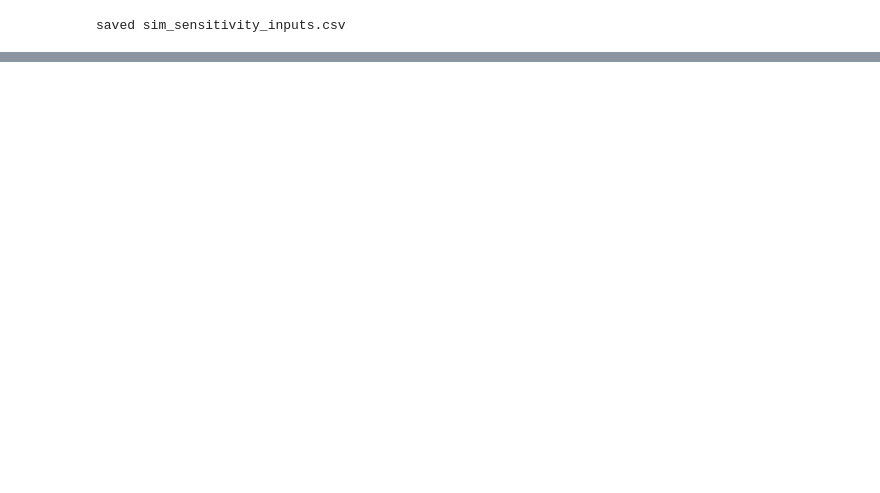
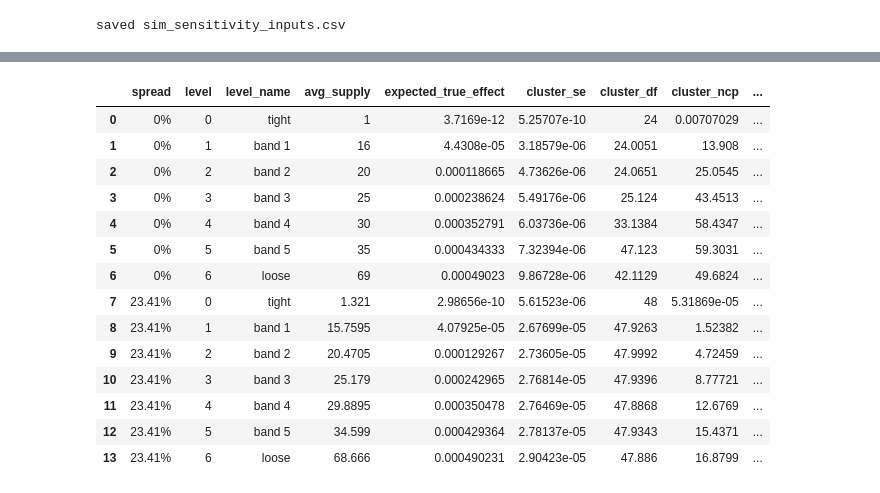
Before and after one commit to luisesparza3347/ab-testing-experiments, a Jupyter notebook: notebooks/00_sim_design_check.ipynb, the cells around one changed output, grey strips where cells are left out. Saved outputs shown, nothing was run; the diff lists cells and outputs as text; code cells hidden in the pictures; blank space fills up the shorter version.

```diff
--- a/notebooks/00_sim_design_check.ipynb
+++ b/notebooks/00_sim_design_check.ipynb
@@ -497,0 +550,68 @@ saved sim_sensitivity_inputs.csv
+# %%
+G = 2_000
+u = (np.arange(G) + 0.5) / G
+LEVEL_NAMES = ["tight", "band 1", "band 2", "band 3", "band 4", "band 5", "loose"]
+
+
+def min_moments(n, q, S):
+    k = np.arange(S.max() + 1)
+    pmf = stats.binom.pmf(k[None, :], n, q[:, None])
+    below = k[None, :] < S[:, None]
+    tail = stats.binom.sf(S - 1, n, q)
+    m1 = (k * pmf * below).sum(axis=1) + S * tail
+    m2 = (k**2 * pmf * below).sum(axis=1) + S**2 * tail
+    return m1 / n, (m2 - m1**2) / n**2
+
+
+def t_power(effect, se, df):
+    t_crit = stats.t.ppf(1 - ALPHA / 2, df)
+    ncp = effect / se
+    lower = np.nan_to_num(stats.nct.cdf(-t_crit, df, ncp), nan=0.0)
+    return t_crit, ncp, stats.nct.sf(t_crit, df, ncp) + lower
+
+
+rows = []
+for spread_name, p0_grid in [("0%", np.full(G, p0)), ("23.41%", stats.beta(a_beta, b_beta).ppf(u))]:
+    q0g, q1g = to_daily(p0_grid), to_daily(np.minimum(p0_grid + lift, 1.0))
+    levels = sim.supply_levels(N_mech, q0g, q1g, eps)
+    for j, name in enumerate(LEVEL_NAMES):
+        S = levels[:, j]
+        mu0, w0 = min_moments(N_mech, q0g, S)
+        mu1, w1 = min_moments(N_mech, q1g, S)
+        effect = (mu1 - mu0).mean()
+
+        var_c0 = mu0.var() + w0.mean() / DAYS
+        var_c1 = mu1.var() + w1.mean() / DAYS
+        h = K // 2
+        se_c = np.sqrt(var_c0 / h + var_c1 / h)
+        df_c = (var_c0 / h + var_c1 / h) ** 2 / ((var_c0 / h) ** 2 / (h - 1) + (var_c1 / h) ** 2 / (h - 1))
+        tc_c, ncp_c, pow_c = t_power(effect, se_c, df_c)
+
+        var_s = (mu1 - mu0).var() + ((w1 + w0) / (DAYS // 2)).mean()
+        se_s = np.sqrt(var_s / K)
+        tc_s, ncp_s, pow_s = t_power(effect, se_s, K - 1)
+
+        rows.append({"spread": spread_name, "level": j, "level_name": name,
+                     "avg_supply": S.mean(), "expected_true_effect": effect,
+                     "cluster_se": se_c, "cluster_df": df_c, "cluster_ncp": ncp_c, "cluster_power": pow_c,
+                     "switchback_se": se_s, "switchback_ncp": ncp_s, "switchback_power": pow_s})
+
+expected_power = pd.DataFrame(rows)
+expected_power.to_csv(TABLES / "sim_expected_power.csv", index=False)
+expected_power
+# %% [output]
+|  | spread | level | level_name | avg_supply | expected_true_effect | cluster_se | cluster_df | cluster_ncp | ... |
+| 0 | 0% | 0 | tight | 1 | 3.7169e-12 | 5.25707e-10 | 24 | 0.00707029 | ... |
+| 1 | 0% | 1 | band 1 | 16 | 4.4308e-05 | 3.18579e-06 | 24.0051 | 13.908 | ... |
+| 2 | 0% | 2 | band 2 | 20 | 0.000118665 | 4.73626e-06 | 24.0651 | 25.0545 | ... |
+| 3 | 0% | 3 | band 3 | 25 | 0.000238624 | 5.49176e-06 | 25.124 | 43.4513 | ... |
+| 4 | 0% | 4 | band 4 | 30 | 0.000352791 | 6.03736e-06 | 33.1384 | 58.4347 | ... |
+| 5 | 0% | 5 | band 5 | 35 | 0.000434333 | 7.32394e-06 | 47.123 | 59.3031 | ... |
+| 6 | 0% | 6 | loose | 69 | 0.00049023 | 9.86728e-06 | 42.1129 | 49.6824 | ... |
+| 7 | 23.41% | 0 | tight | 1.321 | 2.98656e-10 | 5.61523e-06 | 48 | 5.31869e-05 | ... |
+| 8 | 23.41% | 1 | band 1 | 15.7595 | 4.07925e-05 | 2.67699e-05 | 47.9263 | 1.52382 | ... |
+| 9 | 23.41% | 2 | band 2 | 20.4705 | 0.000129267 | 2.73605e-05 | 47.9992 | 4.72459 | ... |
+| 10 | 23.41% | 3 | band 3 | 25.179 | 0.000242965 | 2.76814e-05 | 47.9396 | 8.77721 | ... |
+| 11 | 23.41% | 4 | band 4 | 29.8895 | 0.000350478 | 2.76469e-05 | 47.8868 | 12.6769 | ... |
+| 12 | 23.41% | 5 | band 5 | 34.599 | 0.000429364 | 2.78137e-05 | 47.9343 | 15.4371 | ... |
+| 13 | 23.41% | 6 | loose | 68.666 | 0.000490231 | 2.90423e-05 | 47.886 | 16.8799 | ... |
```
Also changed, not shown: parts of 9 cells of this notebook, 3 other files.
